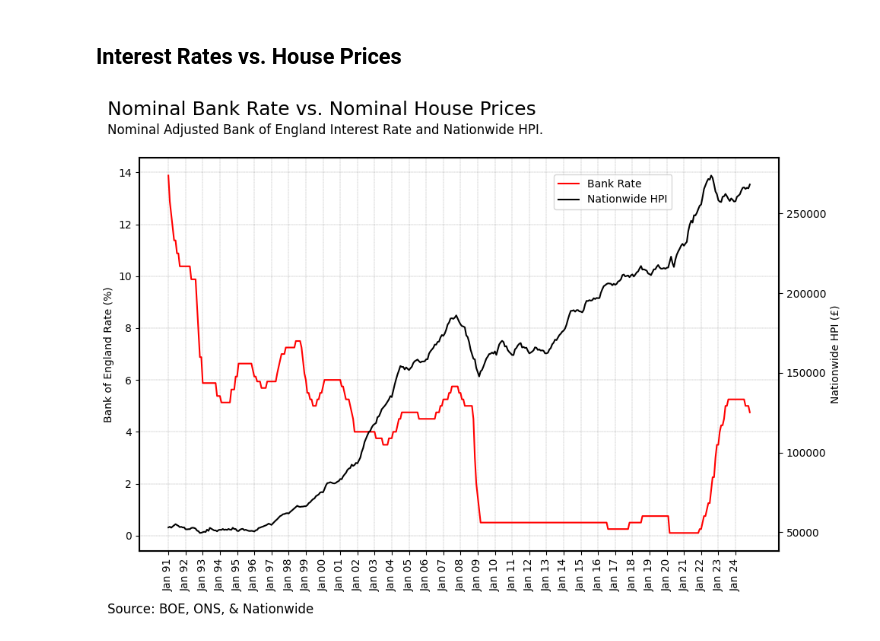
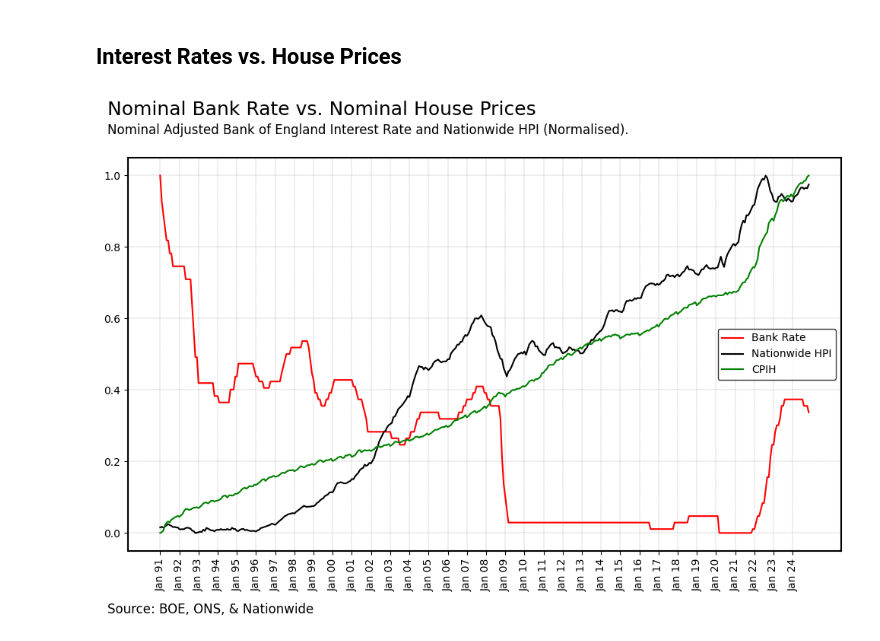
Before and after one commit to rpreen/econ, a Jupyter notebook: econ.ipynb, the cells around one changed output. Drawn from its saved outputs; the diff is of its cells as text; code cells hidden in the pictures.

```diff
--- a/econ.ipynb
+++ b/econ.ipynb
@@ -1246,3 +1285,6 @@ merged_df = merged_df.merge(df_cpi[["Month_Year", "CPIH"]], on="Month_Year", how
 merged_df = merged_df.merge(
     df_rpiy[["Month_Year", "RPIA"]], on="Month_Year", how="left"
 )
+merged_df = merged_df.merge(
+    df_wages[["Month_Year", "Wage"]], on="Month_Year", how="left"
+)
@@ -1261,25 +1311,41 @@ elif mode == "CPIH":
         merged_df["CPIH"] / 134.6
     )  # Nov 2024 at 100
     merged_df["Rate"] = merged_df["Rate"] - merged_df["CPIHA"]
+
+# normalise
+# merged_df["Normalized_Value"] = (merged_df["Value"] - merged_df["Value"].min()) / (merged_df["Value"].max() - merged_df["Value"].min())
+
+cols = ["Price", "RPI", "CPIH", "Rate", "Wage"]
+
+for col in cols:
+    merged_df[col] = normalise_column(merged_df, col)
+
+
+# merged_df['Price'] = merged_df['Price'] / merged_df['Price'].max()
+# merged_df['RPI'] = merged_df['RPI'] / merged_df['RPI'].max()
+# merged_df['CPIH'] = merged_df['CPIH'] / merged_df['CPIH'].max()
+# merged_df['Rate'] = merged_df['Rate'] / merged_df['Rate'].max()
+# merged_df['Wage'] = merged_df['Wage'] / merged_df['Wage'].max()
 # %%
 fig, ax = plt.subplots(figsize=(10, 6))
 ax.set_facecolor("white")
 
 ax.plot(merged_df["Month_Year"], merged_df["Rate"], color="red", label="Bank Rate")
+
+ax.plot(
+    merged_df["Month_Year"], merged_df["Price"], color="black", label="Nationwide HPI"
+)
+
+ax.plot(merged_df["Month_Year"], merged_df["CPIH"], color="green", label="CPIH")
+
+
 ax.grid(True, color="grey", linestyle="--", linewidth=0.25)
 xticks = merged_df["Month_Year"][::12]  # every nth date
 plt.xticks(xticks, rotation=90)
-ax.set_ylabel("Bank of England Rate (%)")
 
 for spine in ax.spines.values():
     spine.set_edgecolor("black")
     spine.set_linewidth(1.5)
-
-ax2 = ax.twinx()
-ax2.plot(
-    merged_df["Month_Year"], merged_df["Price"], color="black", label="Nationwide HPI"
-)
-ax2.set_ylabel("Nationwide HPI (£)")
 
 fig.text(
     0.02,
@@ -1298,70 +1364,39 @@ else:
 fig.text(
     0.02,
     1.1,
     title,
     ha="left",
     va="top",
     fontsize=18,
     color="black",
 )
 
-title = "Bank of England Interest Rate and Nationwide HPI."
+title = "Bank of England Interest Rate and Nationwide HPI (Normalised)."
 if mode == "CPIH" or "RPI":
     title = f"{mode} Adjusted {title}"
 fig.text(
     0.02,
     1.05,
     title,
     ha="left",
     va="top",
     fontsize=12,
     color="black",
 )
 
-if False:
-    # loose credit annot
-    arr = mpatches.FancyArrowPatch(
-        (25, -7.4), (57, -7.4), arrowstyle="->,head_width=.15", mutation_scale=20
-    )
-    ax.add_patch(arr)
-    ax.annotate(
-        "Loose Credit Multiplier", (0.5, 0.5), xycoords=arr, ha="center", va="bottom"
-    )
-
-    # tight credit annot
-    arr = mpatches.FancyArrowPatch(
-        (60, -7.4), (90, -7.4), arrowstyle="->,head_width=.15", mutation_scale=20
-    )
-    ax.add_patch(arr)
-    ax.annotate(
-        "Tighter Credit Standards", (0.5, 0.9), xycoords=arr, ha="center", va="bottom"
-    )
-
-    # lower rates annot
-    arr = mpatches.FancyArrowPatch(
-        (25, 6.1), (55, 3.2), arrowstyle="->,head_width=.15", mutation_scale=20
-    )
-    ax.add_patch(arr)
-    ax.annotate(
-        "Cheaper Borrowing",
-        (0.8, 0.2),
-        xycoords=arr,
-        ha="center",
-        va="baseline",
-        rotation=-22,
-    )
-
+# Nationwide HPI (% of Maximum)
 
 # single legend
-handles, labels = ax.get_legend_handles_labels()
-handles2, labels2 = ax2.get_legend_handles_labels()
-handles.extend(handles2)
-labels.extend(labels2)
-fig.legend(handles, labels, loc="lower left", bbox_to_anchor=(0.6, 0.85))
+# handles, labels = ax.get_legend_handles_labels()
+# handles2, labels2 = ax2.get_legend_handles_labels()
+# handles.extend(handles2)
+# labels.extend(labels2)
+# fig.legend(handles, labels, loc="lower left", bbox_to_anchor=(0.6, 0.85))
+plt.legend(facecolor="white", edgecolor="black", fontsize=10)
 
 plt.tight_layout()
 
 filename = os.path.join(PLOT_DIR, "rate.png")
 plt.savefig(filename, dpi=300, bbox_inches="tight")
 # %% [output]
-[figure, old version]
+[figure, new version]
```
Also changed, not shown: parts of 13 cells of this notebook, 2 other files.
